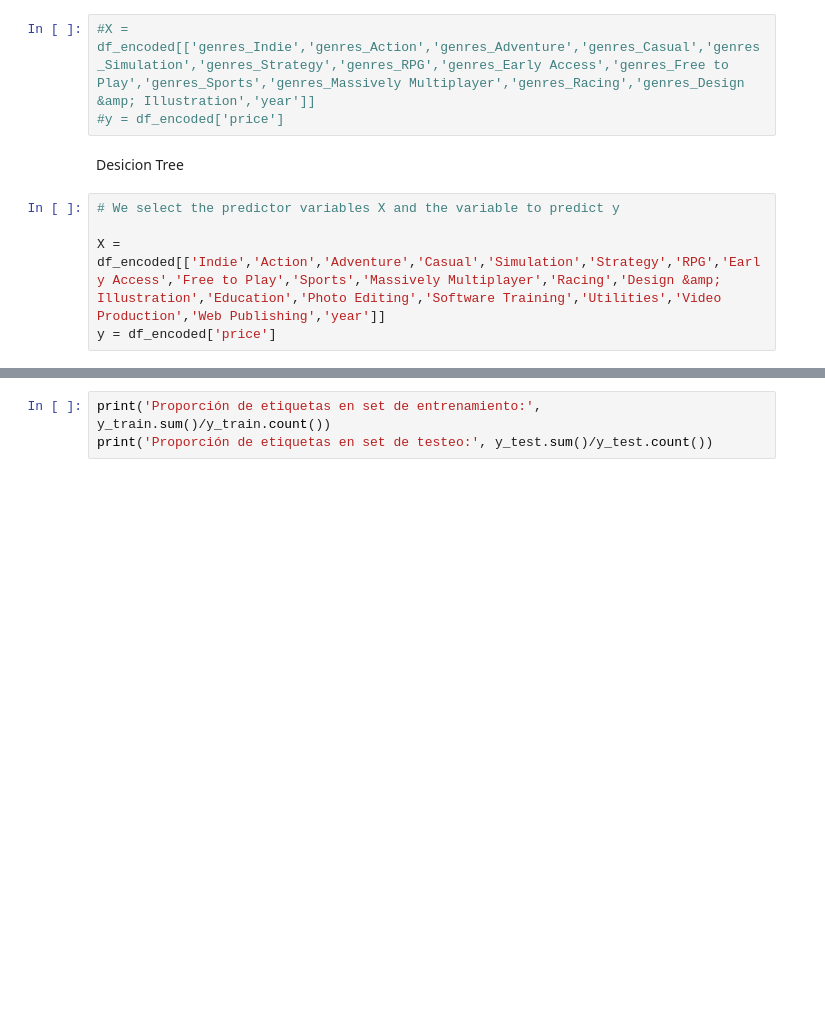
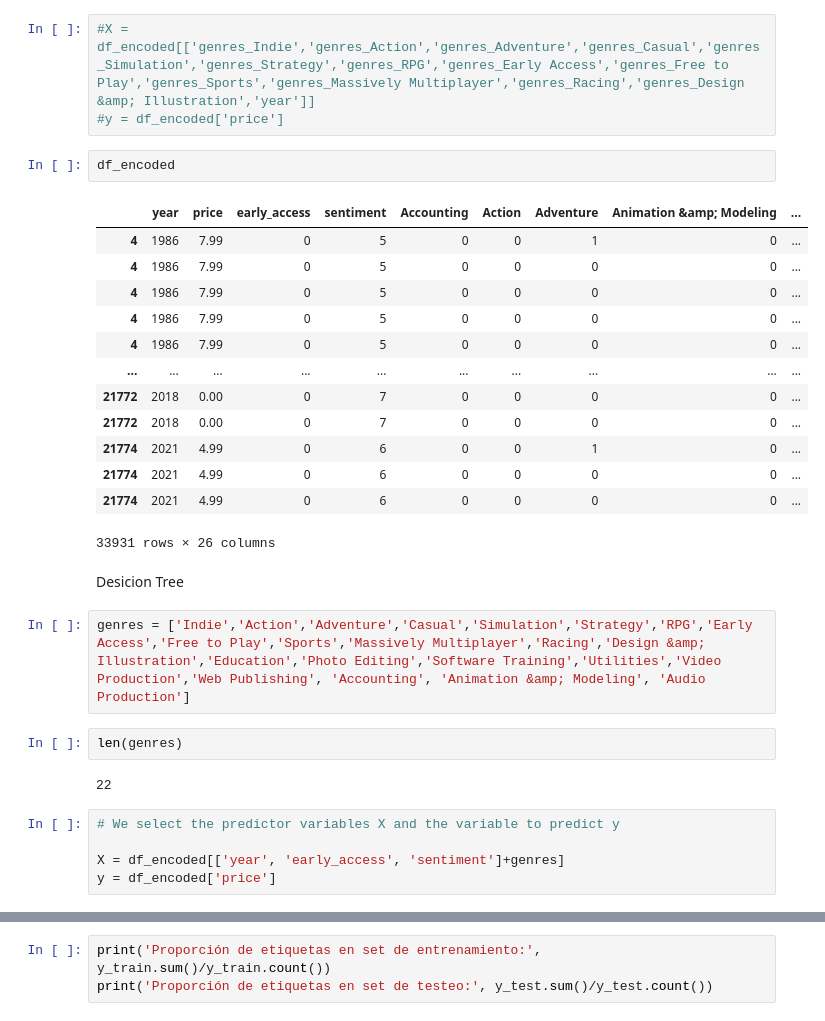
Before and after one commit to LLozanoBaron/Project_MLops, a Jupyter notebook: Proyecto_individual_1.ipynb, the cells around one changed output, grey strips where cells are left out. Saved outputs shown, nothing was run; the diff lists cells and outputs as text; blank space fills up the shorter version.

```diff
--- a/Proyecto_individual_1.ipynb
+++ b/Proyecto_individual_1.ipynb
@@ -379,13 +399,35 @@ df_encoded = df_encoded.rename(columns={'genres_Web Publishing': 'Web Publishing
 # %%
 #X = df_encoded[['genres_Indie','genres_Action','genres_Adventure','genres_Casual','genres_Simulation','genres_Strategy','genres_RPG','genres_Early Access','genres_Free to Play','genres_Sports','genres_Massively Multiplayer','genres_Racing','genres_Design &amp; Illustration','year']]
 #y = df_encoded['price']
+# %%
+df_encoded
+# %% [output]
+|  | year | price | early_access | sentiment | Accounting | Action | Adventure | Animation &amp; Modeling | ... |
+| 4 | 1986 | 7.99 | 0 | 5 | 0 | 0 | 1 | 0 | ... |
+| 4 | 1986 | 7.99 | 0 | 5 | 0 | 0 | 0 | 0 | ... |
+| 4 | 1986 | 7.99 | 0 | 5 | 0 | 0 | 0 | 0 | ... |
+| 4 | 1986 | 7.99 | 0 | 5 | 0 | 0 | 0 | 0 | ... |
+| 4 | 1986 | 7.99 | 0 | 5 | 0 | 0 | 0 | 0 | ... |
+| ... | ... | ... | ... | ... | ... | ... | ... | ... | ... |
+| 21772 | 2018 | 0.00 | 0 | 7 | 0 | 0 | 0 | 0 | ... |
+| 21772 | 2018 | 0.00 | 0 | 7 | 0 | 0 | 0 | 0 | ... |
+| 21774 | 2021 | 4.99 | 0 | 6 | 0 | 0 | 1 | 0 | ... |
+| 21774 | 2021 | 4.99 | 0 | 6 | 0 | 0 | 0 | 0 | ... |
+| 21774 | 2021 | 4.99 | 0 | 6 | 0 | 0 | 0 | 0 | ... |
+33931 rows × 26 columns
 # %% [markdown]
 Desicion Tree
 # %%
-# We select the predictor variables X and the variable to predict y
-
-X = df_encoded[['Indie','Action','Adventure','Casual','Simulation','Strategy','RPG','Early Access','Free to Play','Sports','Massively Multiplayer','Racing','Design &amp; Illustration','Education','Photo Editing','Software Training','Utilities','Video Production','Web Publishing','year']]
-y = df_encoded['price']
+genres = ['Indie','Action','Adventure','Casual','Simulation','Strategy','RPG','Early Access','Free to Play','Sports','Massively Multiplayer','Racing','Design &amp; Illustration','Education','Photo Editing','Software Training','Utilities','Video Production','Web Publishing', 'Accounting', 'Animation &amp; Modeling', 'Audio Production']
+# %%
+len(genres)
+# %% [output]
+22
+# %%
+# We select the predictor variables X and the variable to predict y
+
+X = df_encoded[['year', 'early_access', 'sentiment']+genres]
+y = df_encoded['price']
 # %%
 from sklearn.model_selection import train_test_split
 
```
Also changed, not shown: parts of 21 cells of this notebook, 3 other files.
